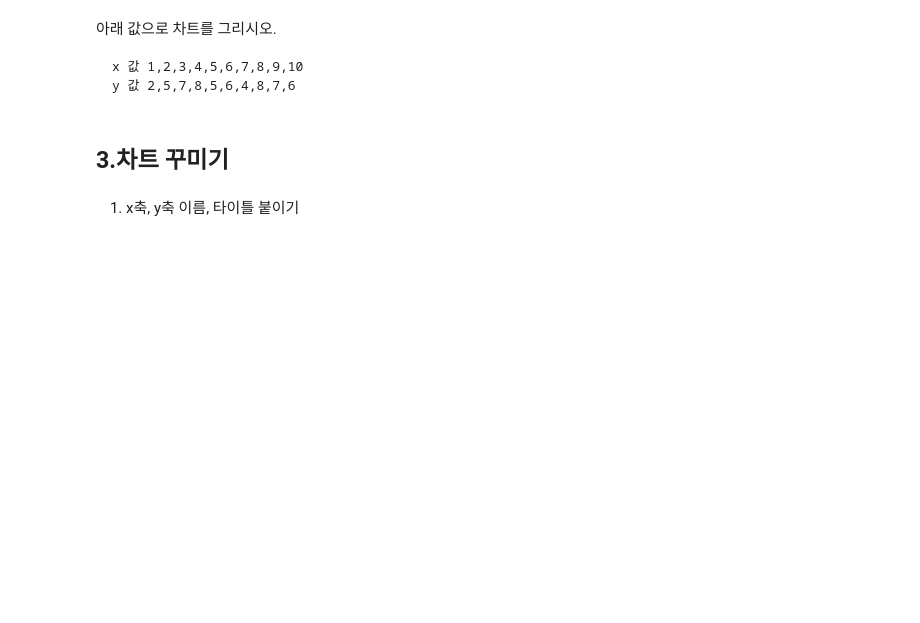
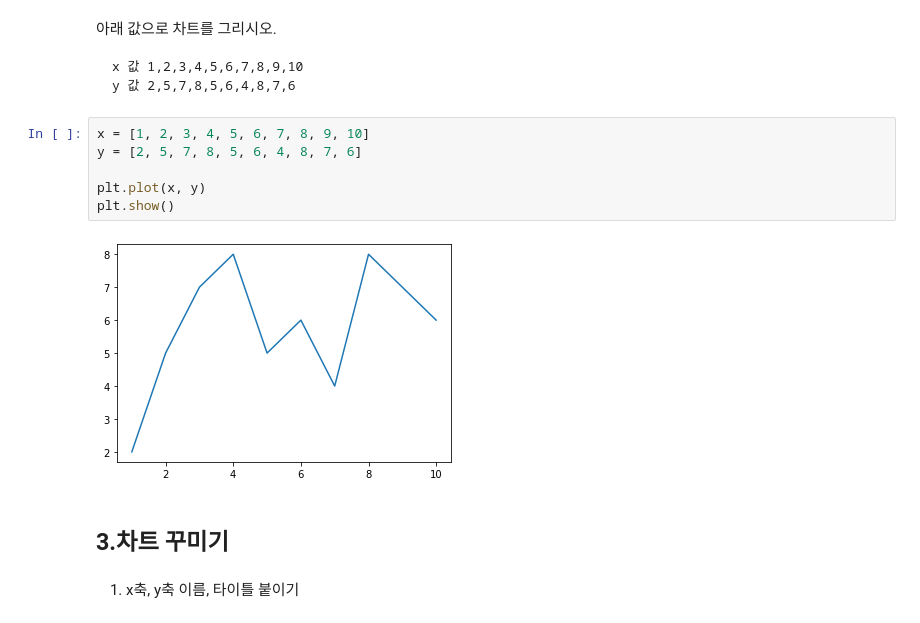
Before and after one commit to cyeongy/kt-aivle, a Jupyter notebook: 데이터 분석 및 의미찾기/01과 matplotlib.ipynb, the cells around one changed output. Cells and saved outputs as stored; diff of their text form; blank space fills up the shorter version.

```diff
--- a/데이터 분석 및 의미찾기/01과 matplotlib.ipynb
+++ b/데이터 분석 및 의미찾기/01과 matplotlib.ipynb
@@ -62,6 +70,14 @@ plt.show()
 
     x 값 1,2,3,4,5,6,7,8,9,10
     y 값 2,5,7,8,5,6,4,8,7,6
+# %%
+x = [1, 2, 3, 4, 5, 6, 7, 8, 9, 10]
+y = [2, 5, 7, 8, 5, 6, 4, 8, 7, 6]
+
+plt.plot(x, y)
+plt.show()
+# %% [output]
+[figure, added]
 # %% [markdown]
 ## 3.차트 꾸미기
 # %% [markdown]
```
Also changed, not shown: parts of 27 cells of this notebook, 4 other files.
